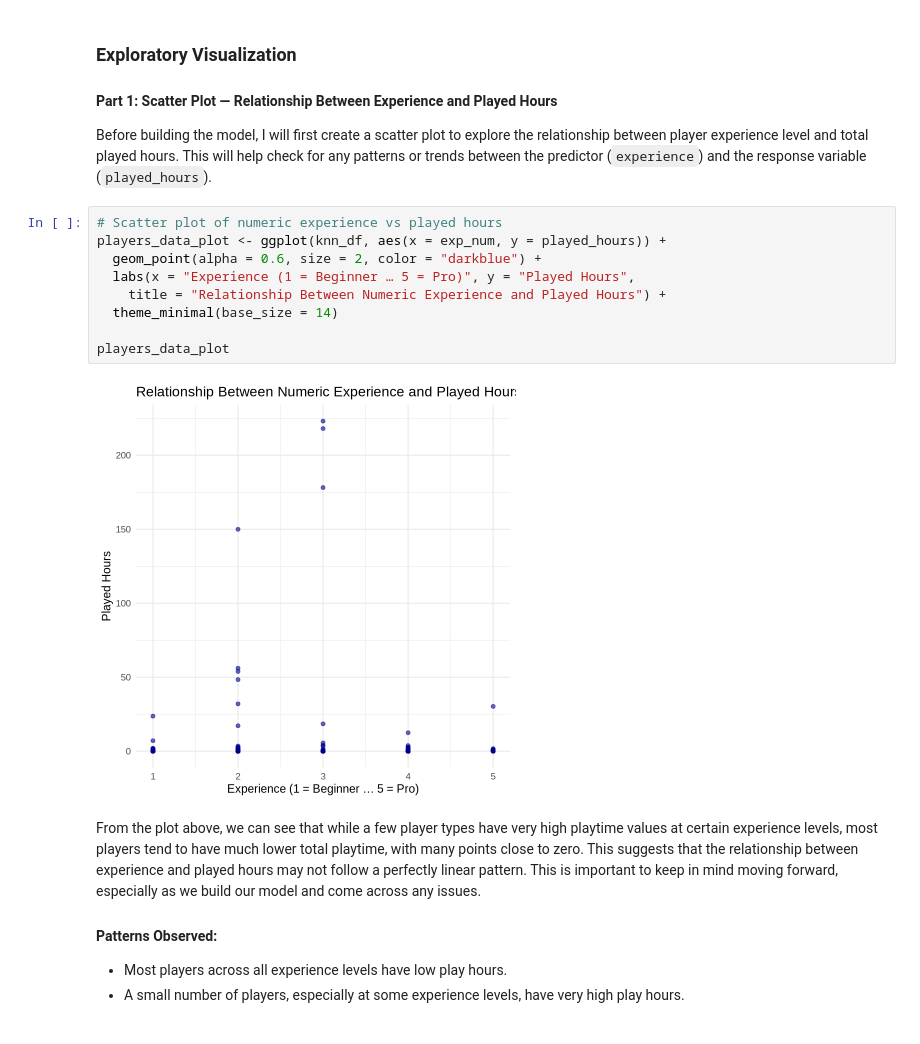
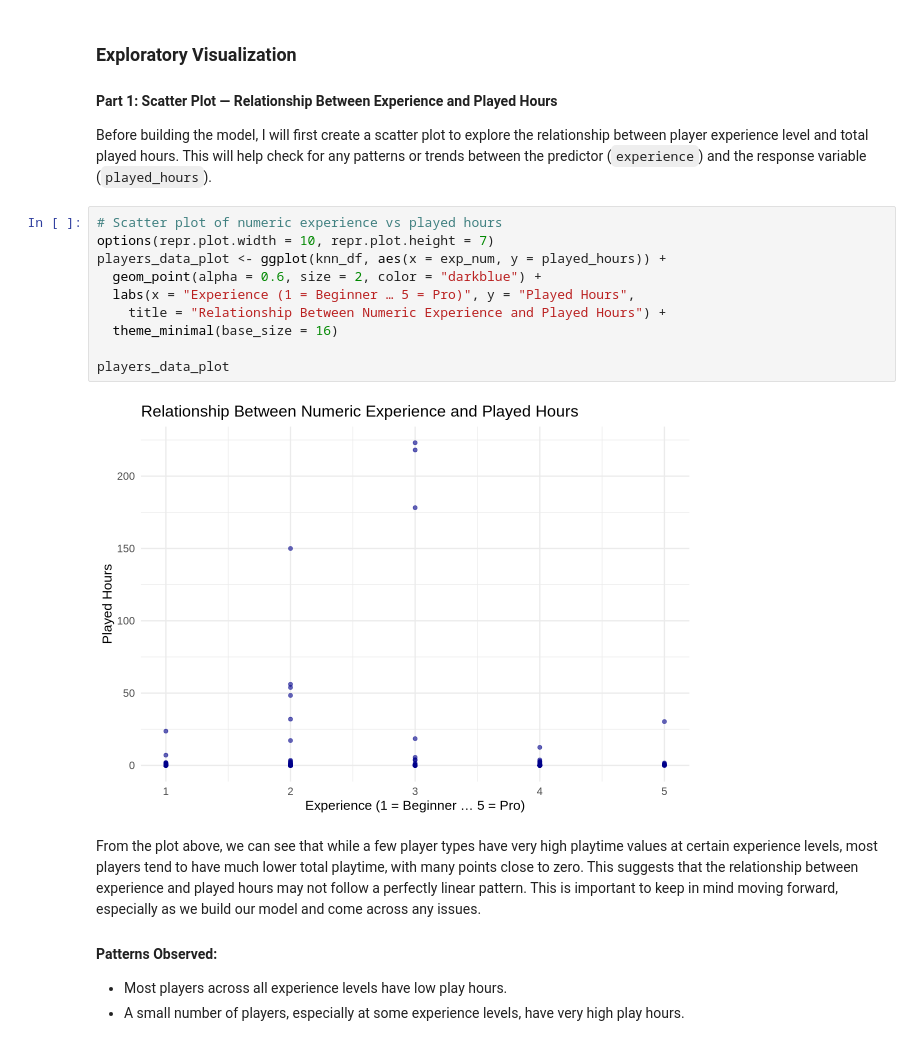
Before and after one commit to anroopchandi/datasci_project, a Jupyter notebook: Project-Notebook.ipynb, the cells around one changed output. Saved outputs shown, nothing was run; the diff lists cells and outputs as text.

```diff
--- a/Project-Notebook.ipynb
+++ b/Project-Notebook.ipynb
@@ -148,15 +149,16 @@ A tibble: 196 × 2
 Before building the model, I will first create a scatter plot to explore the relationship between player experience level and total played hours. This will help check for any patterns or trends between the predictor (`experience`) and the response variable (`played_hours`).
 # %%
 # Scatter plot of numeric experience vs played hours
+options(repr.plot.width = 10, repr.plot.height = 7)
 players_data_plot <- ggplot(knn_df, aes(x = exp_num, y = played_hours)) +
   geom_point(alpha = 0.6, size = 2, color = "darkblue") +
   labs(x = "Experience (1 = Beginner … 5 = Pro)", y = "Played Hours",
     title = "Relationship Between Numeric Experience and Played Hours") +
-  theme_minimal(base_size = 14)
+  theme_minimal(base_size = 16)
 
 players_data_plot
 # %% [output]
-[figure, old version]
+[figure, new version]
 # %% [markdown]
 From the plot above, we can see that while a few player types have very high playtime values at certain experience levels, most players tend to have much lower total playtime, with many points close to zero. This suggests that the relationship between experience and played hours may not follow a perfectly linear pattern. This is important to keep in mind moving forward, especially as we build our model and come across any issues.
 
```
Also changed, not shown: parts of 12 cells of this notebook.
